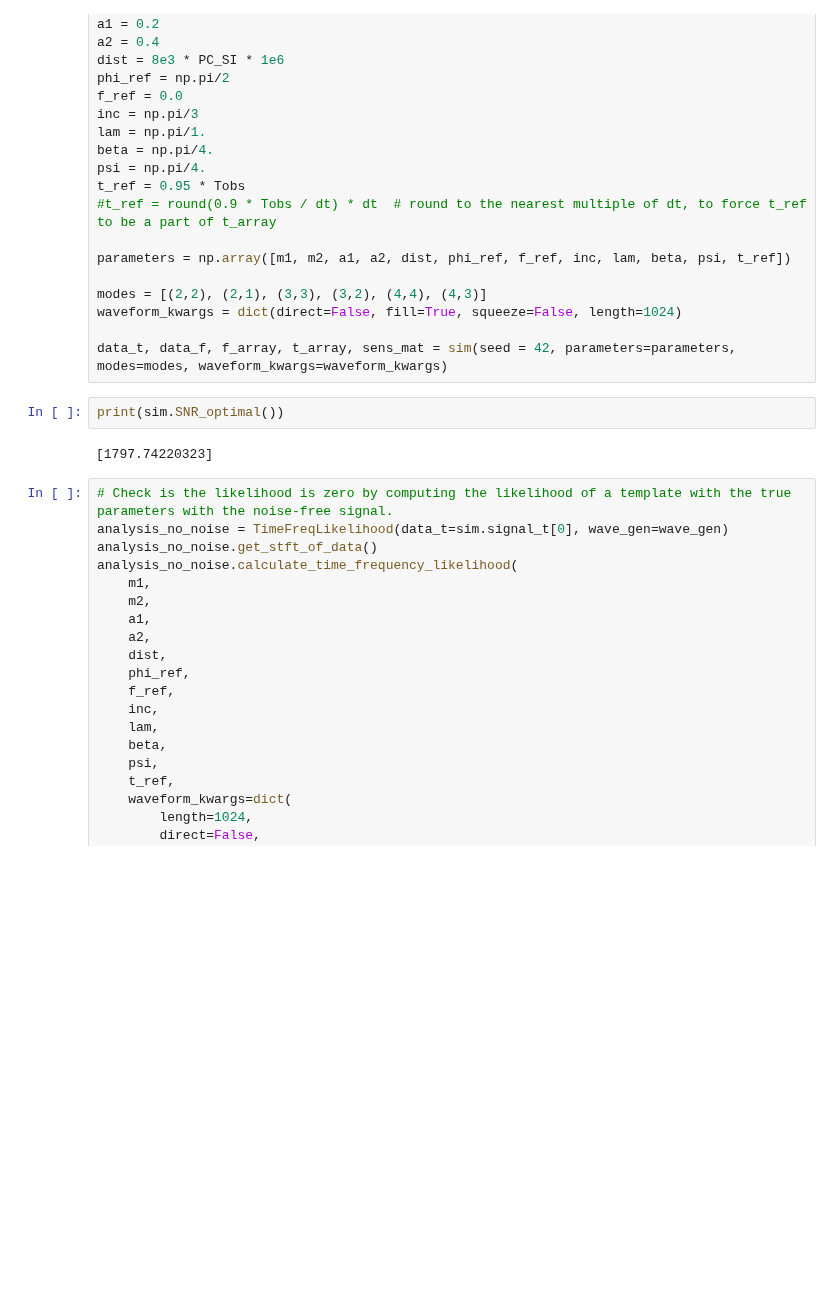
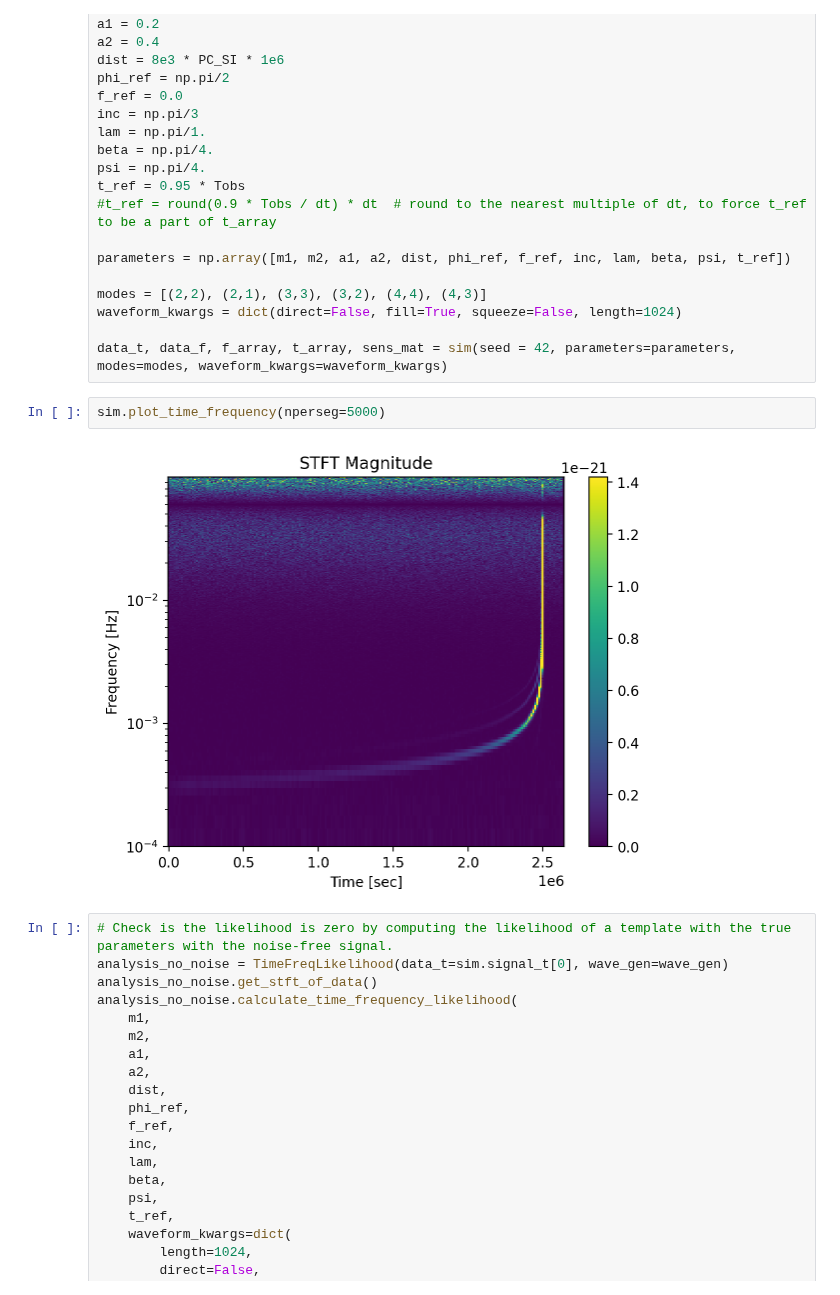
Before and after one commit to manishprasad0/LISA_Master_Thesis, a Jupyter notebook: time_frequency_testing/nperseg.ipynb, the cells around one changed output. Cells and saved outputs as stored; diff of their text form; blank space fills up the shorter version.

```diff
--- a/time_frequency_testing/nperseg.ipynb
+++ b/time_frequency_testing/nperseg.ipynb
@@ -47,9 +42,9 @@ waveform_kwargs = dict(direct=False, fill=True, squeeze=False, length=1024)
 
 data_t, data_f, f_array, t_array, sens_mat = sim(seed = 42, parameters=parameters, modes=modes, waveform_kwargs=waveform_kwargs)
 # %%
-print(sim.SNR_optimal())
+sim.plot_time_frequency(nperseg=5000)
 # %% [output]
-[1797.74220323]
+[figure, added]
 # %%
 # Check is the likelihood is zero by computing the likelihood of a template with the true parameters with the noise-free signal.
 analysis_no_noise = TimeFreqLikelihood(data_t=sim.signal_t[0], wave_gen=wave_gen)
```
Also changed, not shown: parts of 1 cell of this notebook, 1 other file.
